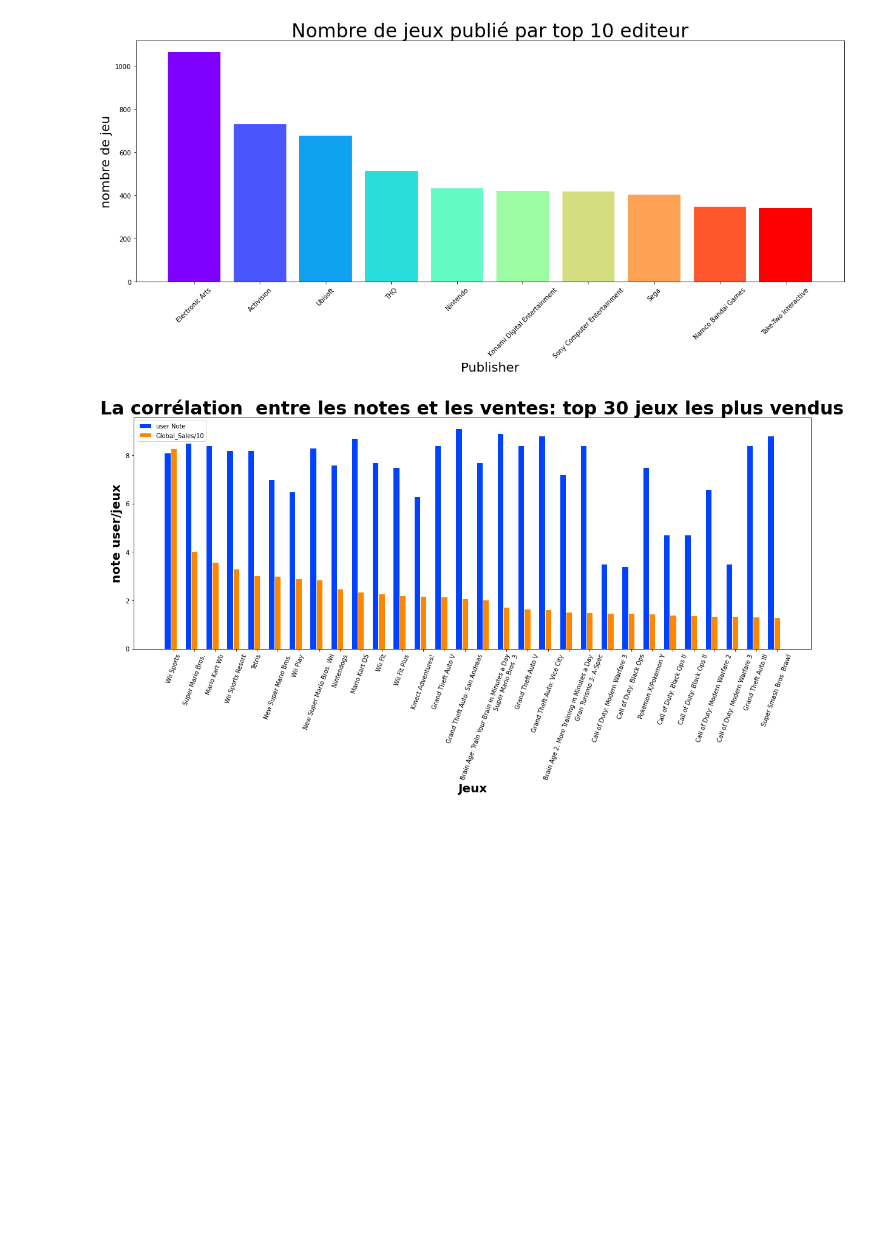
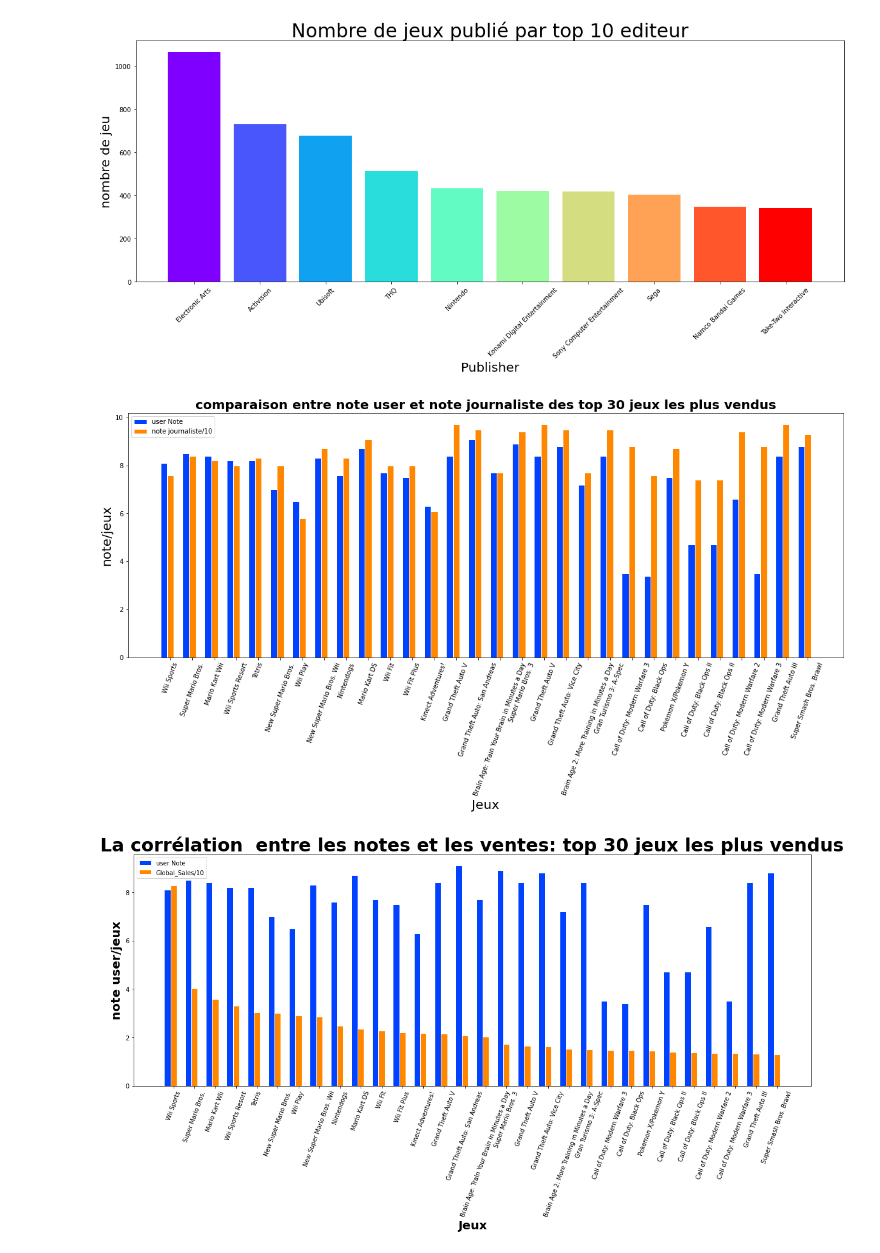
Before and after one commit to Pascal-Thai/GamingSales, a Jupyter notebook: GamingSales_DataVisualisation.ipynb, the cells around one changed output. Drawn from its saved outputs; the diff is of its cells as text; code cells hidden in the pictures; blank space fills up the shorter version.

```diff
--- a/GamingSales_DataVisualisation.ipynb
+++ b/GamingSales_DataVisualisation.ipynb
@@ -432,6 +432,33 @@ plt.xticks(rotation = '45')
 plt.title("Nombre de jeux publié par top 10 editeur",fontsize=30);
 # %% [output]
 [figure]
+# %%
+df_vote=df_visu[['Name','userNote','metaNote','metaNoteQ','Global_Sales' ]].sort_values('Global_Sales', ascending=False).head(30)
+z=[]
+for i in df_vote['metaNote']:
+    z.append(i/10)
+df_vote['metaNote']=z
+
+
+barWidth = 0.30
+
+r1 = np.arange(len(df_vote['Name']))
+r2 = [x + barWidth for x in r1]
+
+
+plt.figure(figsize=(20,7))
+plt.bar(r1, df_vote['userNote'], color='#0042ff', width=barWidth, edgecolor='white', label='user Note')
+plt.bar(r2, df_vote['metaNote'], color='#ff8700', width=barWidth, edgecolor='white', label='note journaliste/10')
+
+
+plt.xlabel('Jeux',fontsize=20)
+plt.ylabel('note/jeux',fontsize=20)
+plt.title("comparaison entre note user et note journaliste des top 30 jeux les plus vendus", fontweight='bold',fontsize=20);
+plt.xticks([r + barWidth for r in range(len(df_vote['Name']))], df_vote['Name'])
+plt.xticks(rotation = '70')
+plt.legend();
+# %% [output]
+[figure, added]
 # %%
 df_vote=df_visu[['Name','userNote','metaNote','metaNoteQ','Global_Sales' ]].sort_values('Global_Sales', ascending=False).head(30)
 z=[]
```
